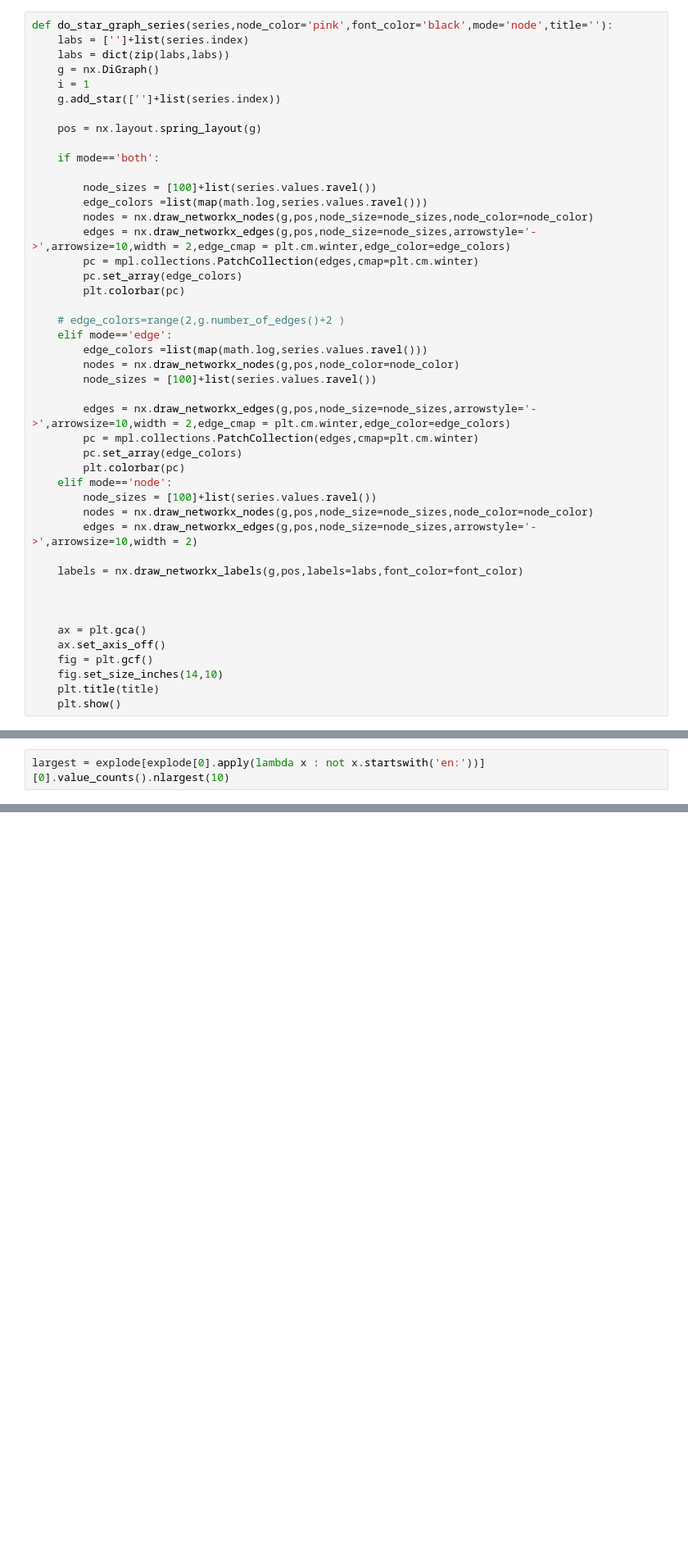
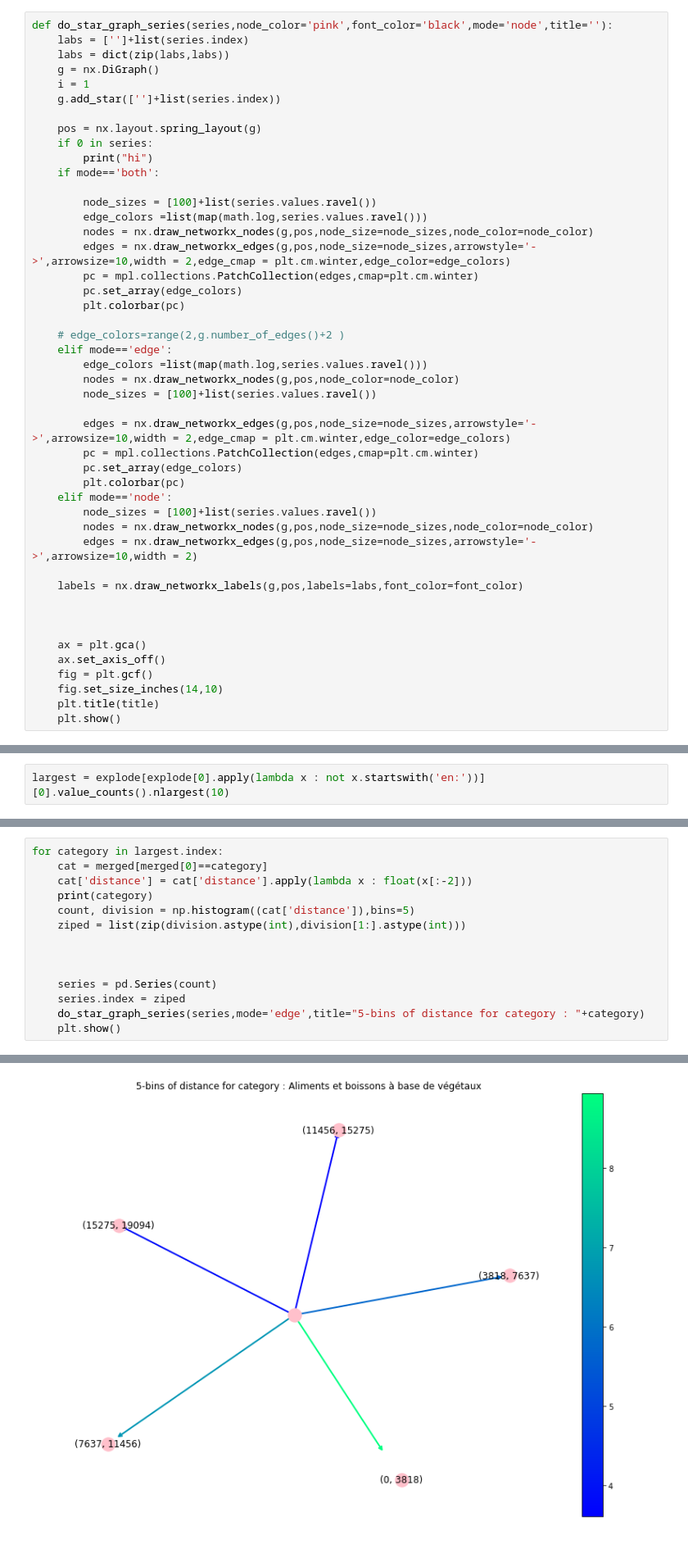
Before and after one commit to lanzrein/ada_project, a Jupyter notebook: CategoryDistance.ipynb, the cells around one changed output, grey strips where cells are left out. Shown at 82% size. Drawn from its saved outputs; the diff is of its cells as text; blank space fills up the shorter version.

Commit message:
start on final notebook, categorydistance

```diff
--- a/CategoryDistance.ipynb
+++ b/CategoryDistance.ipynb
@@ -14,7 +16,8 @@ def do_star_graph_series(series,node_color='pink',font_color='black',mode='node'
     g.add_star(['']+list(series.index))
 
     pos = nx.layout.spring_layout(g)
-
+    if 0 in series:
+        print("hi")
     if mode=='both':
 
         node_sizes = [100]+list(series.values.ravel())
@@ -156,0 +143,15 @@ Plats préparés
+# %%
+for category in largest.index:
+    cat = merged[merged[0]==category]
+    cat['distance'] = cat['distance'].apply(lambda x : float(x[:-2]))
+    print(category)
+    count, division = np.histogram((cat['distance']),bins=5)
+    ziped = list(zip(division.astype(int),division[1:].astype(int)))
+
+
+
+    series = pd.Series(count)
+    series.index = ziped
+    do_star_graph_series(series,mode='edge',title="5-bins of distance for category : "+category)
+    plt.show()
+# %% [output]
@@ -156,0 +164 @@ Plats préparés
+[figure, added]
```
Also changed, not shown: parts of 9 cells of this notebook, 2 other files.
